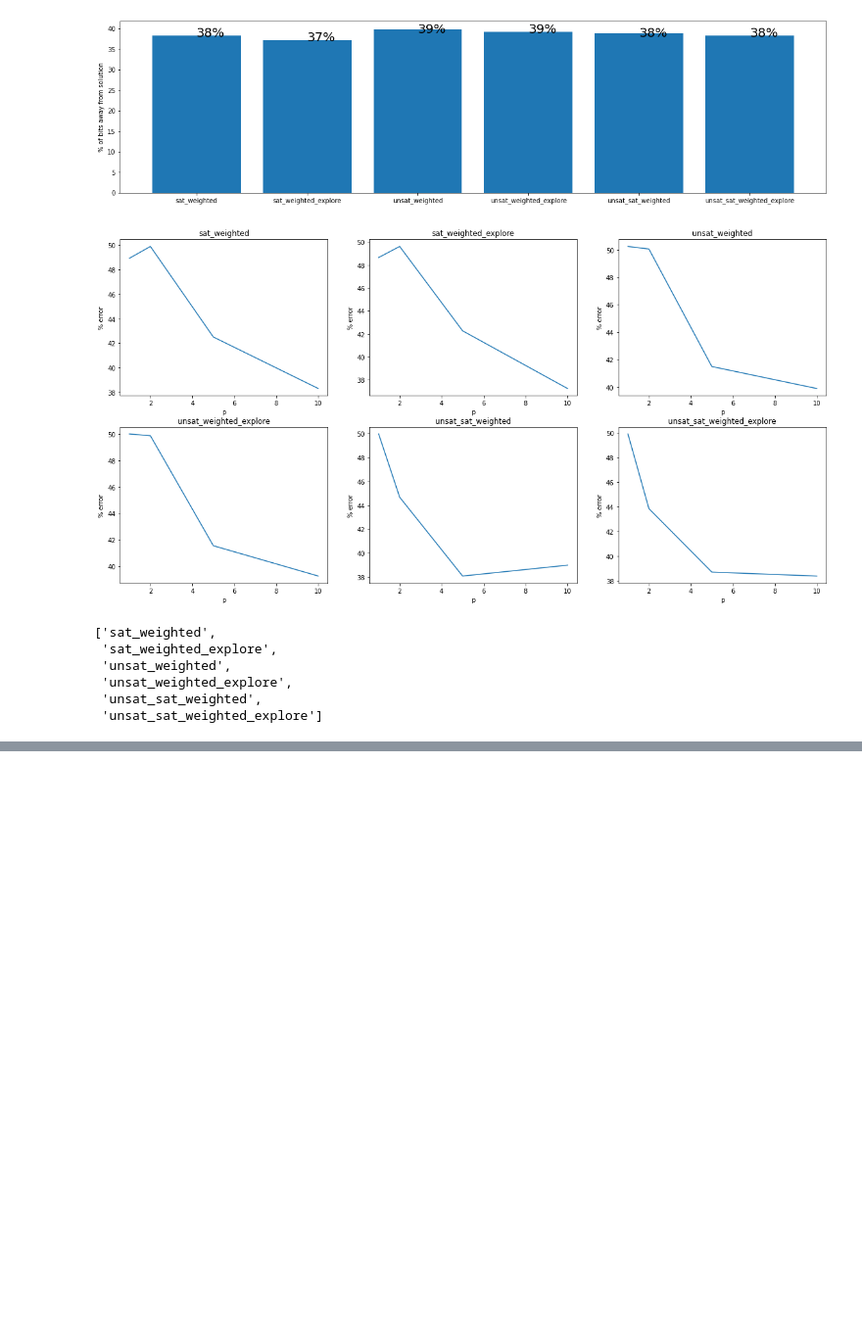
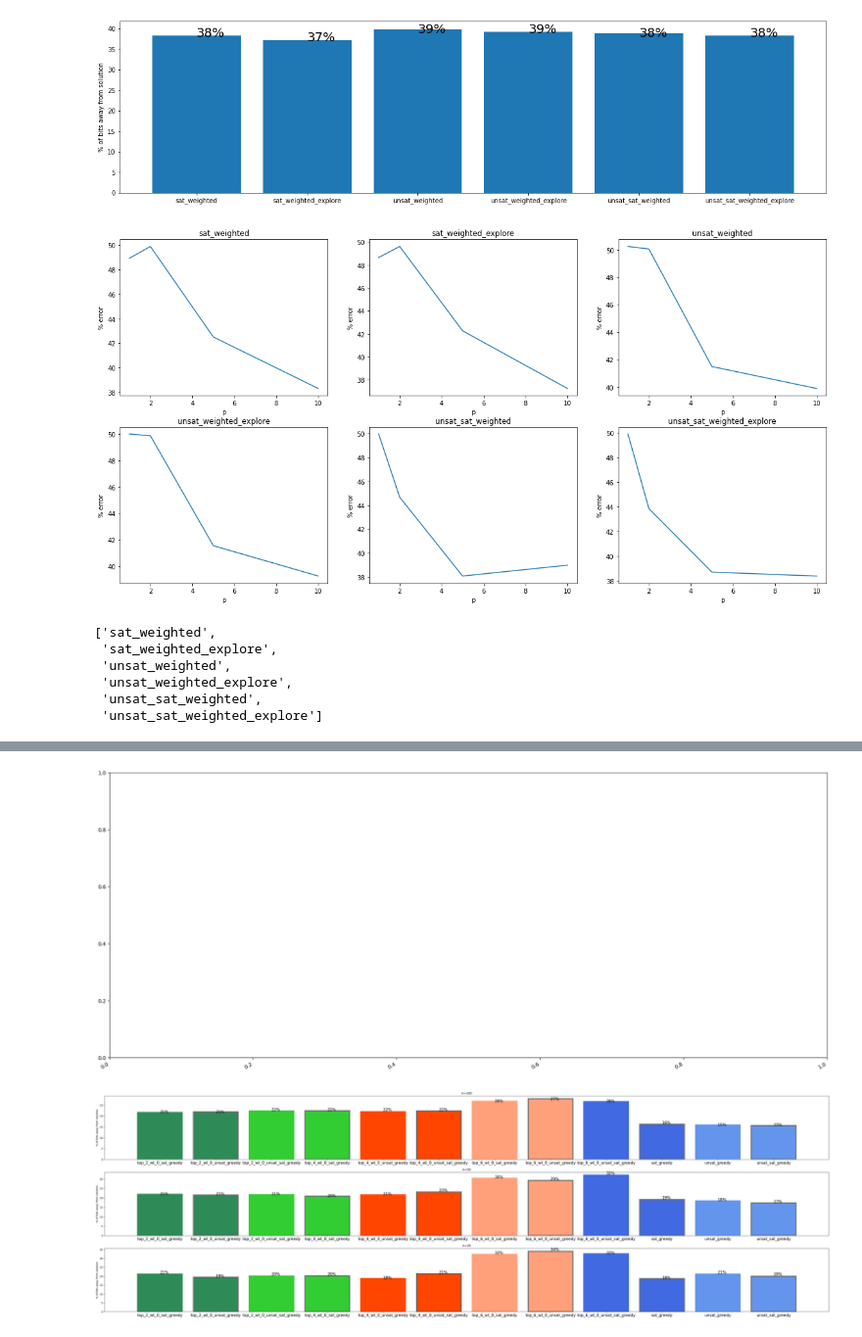
Before and after one commit to harshv834/coding_theory_proj, a Jupyter notebook: plots.ipynb, the cells around one changed output, grey strips where cells are left out. Shown at 98% size. Saved outputs shown, nothing was run; the diff lists cells and outputs as text; code cells hidden in the pictures; blank space fills up the shorter version.

```diff
--- a/plots.ipynb
+++ b/plots.ipynb
@@ -535,0 +700,4 @@ algos
+# %%
+top_L_keys
+avg_dict = {}
+for key in top_L_keys:
@@ -535,0 +793,4 @@ algos
+# %%
+for key in top_L_keys:
+    if "wt_0" in key:
+        print(key)
@@ -535,0 +807,57 @@ algos
+# %%
+fig, ax = plt.subplots(figsize=(25, 10))
+extra_keys = ["sat_greedy" ,"unsat_greedy","unsat_sat_greedy"]
+wt = 0
+wt_string = "wt_{}".format(wt)
+keys = []
+wt_keys = [key for key in top_L_keys if wt_string in key]
+tot_keys = wt_keys + extra_keys
+short_ = [short[key] for key in tot_keys]
+med_ = [med[key] for key in tot_keys]
+long_ = [long[key] for key in tot_keys]
+# print(wt_keys + extra_keys)
+# plt.bar(tot_keys, short_, color=colors, edgecolor=edgecolors, linewidth=4)
+# plt.xticks(fontsize=15)
+# for i in range(len(short_)):
+#     plt.text(i,int(short_[i]), str(int(short_[i]))+'%', size=20)
+# plt.ylabel('% of bits away from solution')
+# plt.setp(ax.get_xticklabels(), rotation=30, horizontalalignment='right')
+# plt.show()
+
+plt.figure(figsize=(50, 15))
+plt.subplot(311)
+plt.bar(tot_keys, long_, color=colors, edgecolor=edgecolors, linewidth=4)
+plt.xticks(fontsize=15)
+for i in range(len(long_)):
+    plt.text(i,int(long_[i]), str(int(long_[i]))+'%', size=15, va='bottom')
+plt.ylabel('% of bits away from solution')
+plt.setp(ax.get_xticklabels(), rotation=30, horizontalalignment='right')
+
+plt.title('n=100')
+# for i in range(3):
+#     plt.text(i,int([long[0],long[4],long[8]][i]), str(int([long[0],long[4],long[8]][i]))+'%', size=15, va='bottom')
+
+plt.subplot(312)
+plt.bar(tot_keys, med_, color=colors, edgecolor=edgecolors, linewidth=4)
+plt.xticks(fontsize=15)
+for i in range(len(med_)):
+    plt.text(i,int(med_[i]), str(int(med_[i]))+'%', size=15, va='bottom')
+plt.ylabel('% of bits away from solution')
+plt.setp(ax.get_xticklabels(), rotation=30, horizontalalignment='right')
+
+plt.title("n=50")
+
+plt.subplot(313)
+plt.bar(tot_keys, short_, color=colors, edgecolor=edgecolors, linewidth=4)
+plt.xticks(fontsize=15)
+for i in range(len(short_)):
+    plt.text(i,int(short_[i]), str(int(short_[i]))+'%', size=15, va='bottom')
+plt.ylabel('% of bits away from solution')
+plt.title('n=20')
+plt.setp(ax.get_xticklabels(), rotation=30, horizontalalignment='right')
+
+# plt.show()
+plt.savefig()
+# %% [output]
+[figure, added]
+[figure, added]
```
Also changed, not shown: parts of 21 cells of this notebook.
